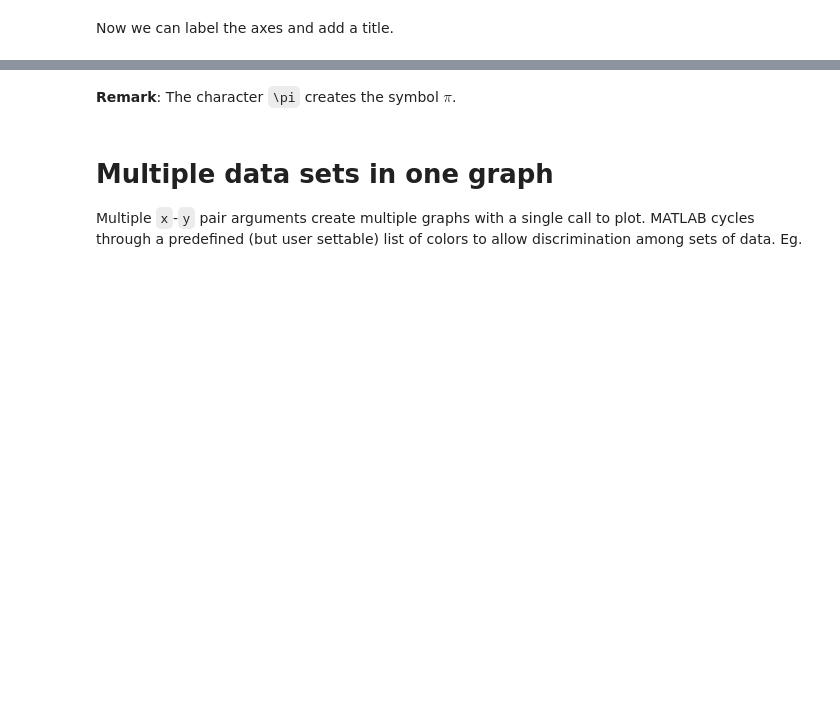
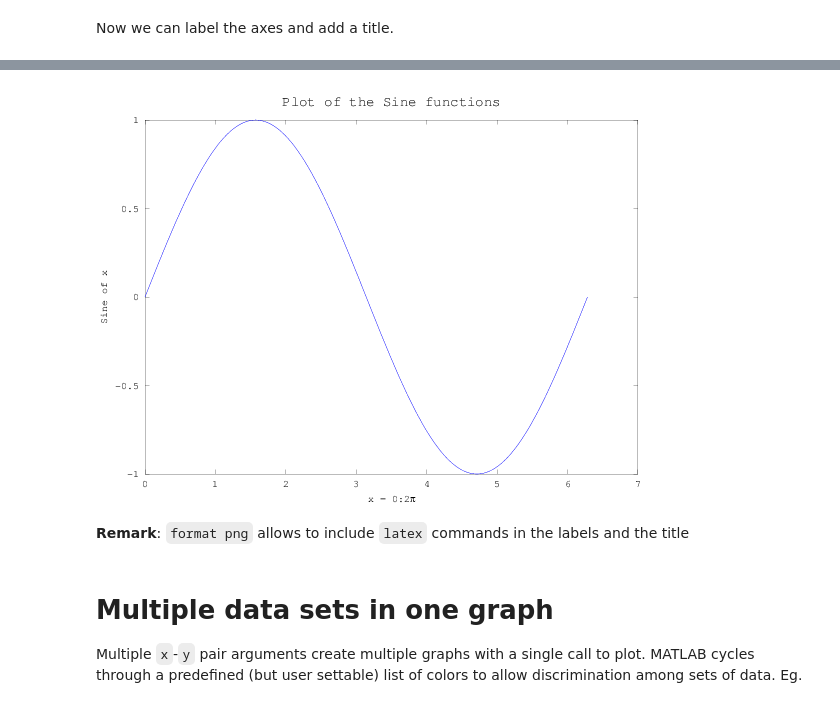
Before and after one commit to BenLauwens/ES115, a Jupyter notebook: Lectures/Lecture 3. Plotting.ipynb, the cells around one changed output, grey strips where cells are left out. Cells and saved outputs as stored; diff of their text form; code cells hidden in the pictures; blank space fills up the shorter version.

```diff
--- a/Lectures/Lecture 3. Plotting.ipynb
+++ b/Lectures/Lecture 3. Plotting.ipynb
@@ -9,0 +11,5 @@ title('Plot of the Sine functions', 'FontSize', 12)
+# %%
+%plot --format svg
+x = 0:pi/100:2*pi;
+y = sin(x);
+plot(x,y)
@@ -17,5 +29,13 @@ title('Plot of the Sine functions', 'FontSize', 12)
-# %% [markdown]
-**Remark**:  The character `\pi` creates the symbol $\pi$.
+# %%
+%plot --format png
+plot(x,y)
+xlabel('x = 0:2\pi');
+ylabel('Sine of x');
+title('Plot of the Sine functions', 'FontSize', 14)
+# %% [output]
+[figure, added]
+# %% [markdown]
+**Remark**: `format png` allows to include `latex` commands in the labels and the title
 # %% [markdown]
 # Multiple data sets in one graph
 
```
Also changed, not shown: parts of 11 cells of this notebook.
